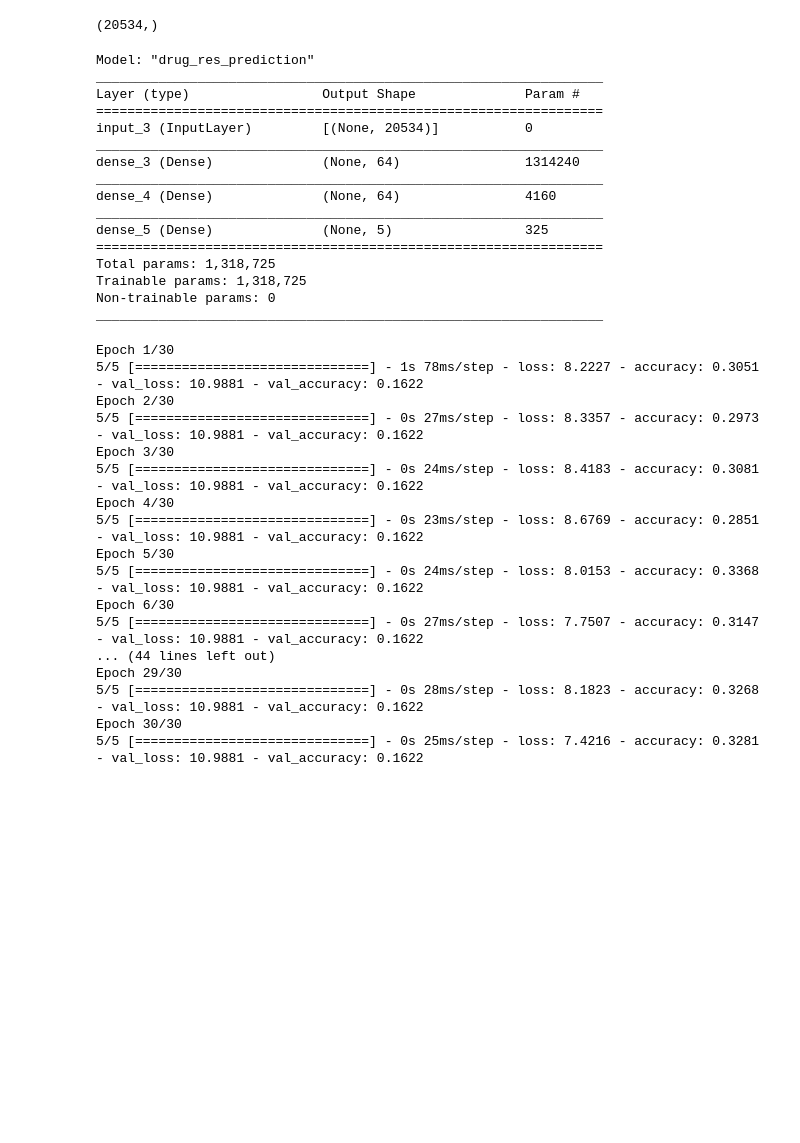
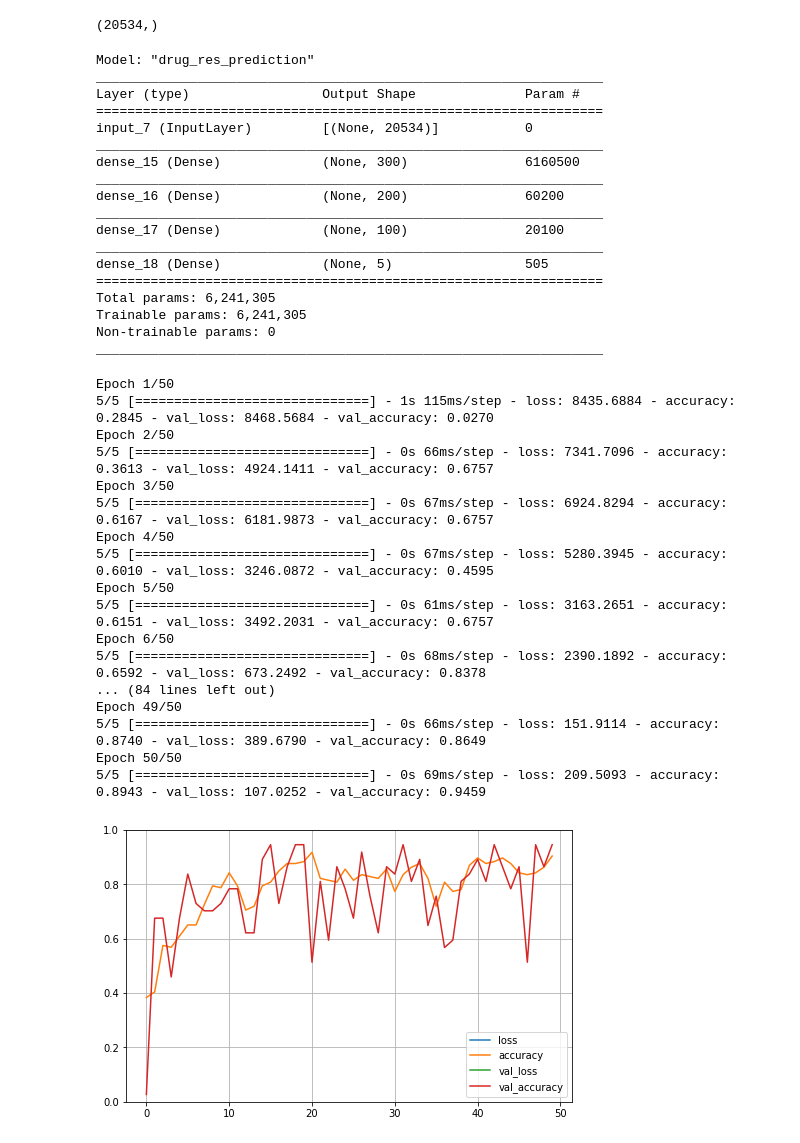
Before and after one commit to Dohyeon0224/SwUniv_CancerGene_Analysis, a Jupyter notebook: Colab_Notebook/Suho/TCGA_durg_res,_gene_exp_SUHO.ipynb, the cells around one changed output. Saved outputs shown, nothing was run; the diff lists cells and outputs as text; code cells hidden in the pictures; blank space fills up the shorter version.

```diff
--- a/Colab_Notebook/Suho/TCGA_durg_res,_gene_exp_SUHO.ipynb
+++ b/Colab_Notebook/Suho/TCGA_durg_res,_gene_exp_SUHO.ipynb
@@ -690,12 +691,14 @@ X_train.shape[1:]
 (20534,)
 # %%
 inputs = keras.Input(shape=X_train.shape[1:])
-dense = layers.Dense(64, activation='relu')
+dense = layers.Dense(300, activation='relu')
 
 x = dense(inputs)
-x = layers.Dense(64, activation='relu')(x)
+x = layers.Dense(200, activation='relu')(x)
 
-outputs = layers.Dense(5)(x)
+x = layers.Dense(100, activation='relu')(x)
+
+outputs = layers.Dense(5, activation='softmax')(x)
 # %%
 # 모델 생성
 model = keras.Model(inputs=inputs, outputs=outputs, name='drug_res_prediction')
@@ -705,16 +708,18 @@ Model: "drug_res_prediction"
 _________________________________________________________________
 Layer (type)                 Output Shape              Param #
 =================================================================
-input_3 (InputLayer)         [(None, 20534)]           0
+input_7 (InputLayer)         [(None, 20534)]           0
 _________________________________________________________________
-dense_3 (Dense)              (None, 64)                1314240
+dense_15 (Dense)             (None, 300)               6160500
 _________________________________________________________________
-dense_4 (Dense)              (None, 64)                4160
+dense_16 (Dense)             (None, 200)               60200
 _________________________________________________________________
-dense_5 (Dense)              (None, 5)                 325
+dense_17 (Dense)             (None, 100)               20100
+_________________________________________________________________
+dense_18 (Dense)             (None, 5)                 505
 =================================================================
-Total params: 1,318,725
-Trainable params: 1,318,725
+Total params: 6,241,305
+Trainable params: 6,241,305
 Non-trainable params: 0
 _________________________________________________________________
 # %%
@@ -723,23 +728,30 @@ model.compile(loss=keras.losses.sparse_categorical_crossentropy,
               metrics=['accuracy'])
 # %%
 history = model.fit(X_train, y_train,
-                    epochs=30,
+                    epochs=50,
                     validation_split=0.2)
 # %% [output]
-Epoch 1/30
-5/5 [==============================] - 1s 78ms/step - loss: 8.2227 - accuracy: 0.3051 - val_loss: 10.9881 - val_accuracy: 0.1622
-Epoch 2/30
-5/5 [==============================] - 0s 27ms/step - loss: 8.3357 - accuracy: 0.2973 - val_loss: 10.9881 - val_accuracy: 0.1622
-Epoch 3/30
-5/5 [==============================] - 0s 24ms/step - loss: 8.4183 - accuracy: 0.3081 - val_loss: 10.9881 - val_accuracy: 0.1622
-Epoch 4/30
-5/5 [==============================] - 0s 23ms/step - loss: 8.6769 - accuracy: 0.2851 - val_loss: 10.9881 - val_accuracy: 0.1622
-Epoch 5/30
-5/5 [==============================] - 0s 24ms/step - loss: 8.0153 - accuracy: 0.3368 - val_loss: 10.9881 - val_accuracy: 0.1622
-Epoch 6/30
-5/5 [==============================] - 0s 27ms/step - loss: 7.7507 - accuracy: 0.3147 - val_loss: 10.9881 - val_accuracy: 0.1622
-... (44 lines left out)
-Epoch 29/30
-5/5 [==============================] - 0s 28ms/step - loss: 8.1823 - accuracy: 0.3268 - val_loss: 10.9881 - val_accuracy: 0.1622
-Epoch 30/30
-5/5 [==============================] - 0s 25ms/step - loss: 7.4216 - accuracy: 0.3281 - val_loss: 10.9881 - val_accuracy: 0.1622
+Epoch 1/50
+5/5 [==============================] - 1s 115ms/step - loss: 8435.6884 - accuracy: 0.2845 - val_loss: 8468.5684 - val_accuracy: 0.0270
+Epoch 2/50
+5/5 [==============================] - 0s 66ms/step - loss: 7341.7096 - accuracy: 0.3613 - val_loss: 4924.1411 - val_accuracy: 0.6757
+Epoch 3/50
+5/5 [==============================] - 0s 67ms/step - loss: 6924.8294 - accuracy: 0.6167 - val_loss: 6181.9873 - val_accuracy: 0.6757
+Epoch 4/50
+5/5 [==============================] - 0s 67ms/step - loss: 5280.3945 - accuracy: 0.6010 - val_loss: 3246.0872 - val_accuracy: 0.4595
+Epoch 5/50
+5/5 [==============================] - 0s 61ms/step - loss: 3163.2651 - accuracy: 0.6151 - val_loss: 3492.2031 - val_accuracy: 0.6757
+Epoch 6/50
+5/5 [==============================] - 0s 68ms/step - loss: 2390.1892 - accuracy: 0.6592 - val_loss: 673.2492 - val_accuracy: 0.8378
+... (84 lines left out)
+Epoch 49/50
+5/5 [==============================] - 0s 66ms/step - loss: 151.9114 - accuracy: 0.8740 - val_loss: 389.6790 - val_accuracy: 0.8649
+Epoch 50/50
+5/5 [==============================] - 0s 69ms/step - loss: 209.5093 - accuracy: 0.8943 - val_loss: 107.0252 - val_accuracy: 0.9459
+# %%
+pd.DataFrame(history.history).plot(figsize=(8,5))
+plt.grid(True)
+plt.gca().set_ylim(0,1)    # 수직축 범위 [0-1] 사이로 설정
+plt.show()
+# %% [output]
+[figure, added]
```
Also changed, not shown: parts of 4 cells of this notebook.
